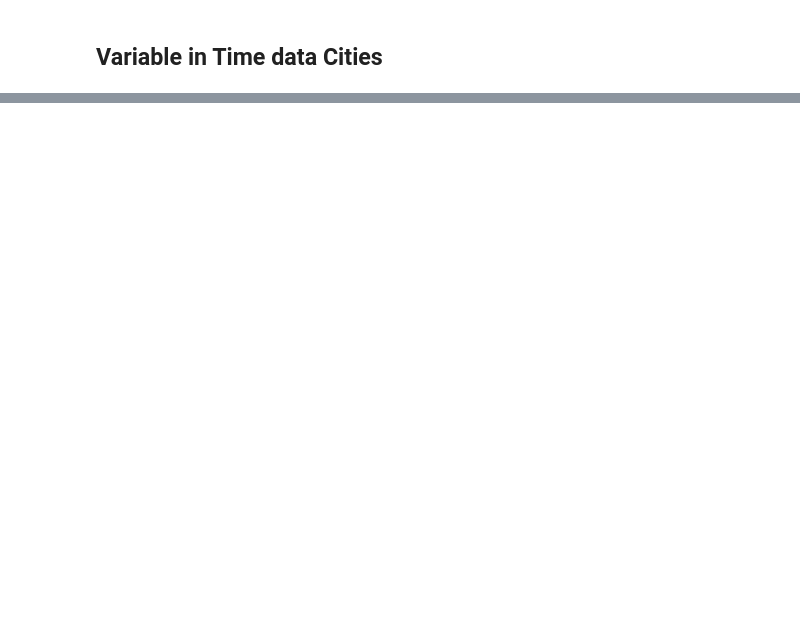
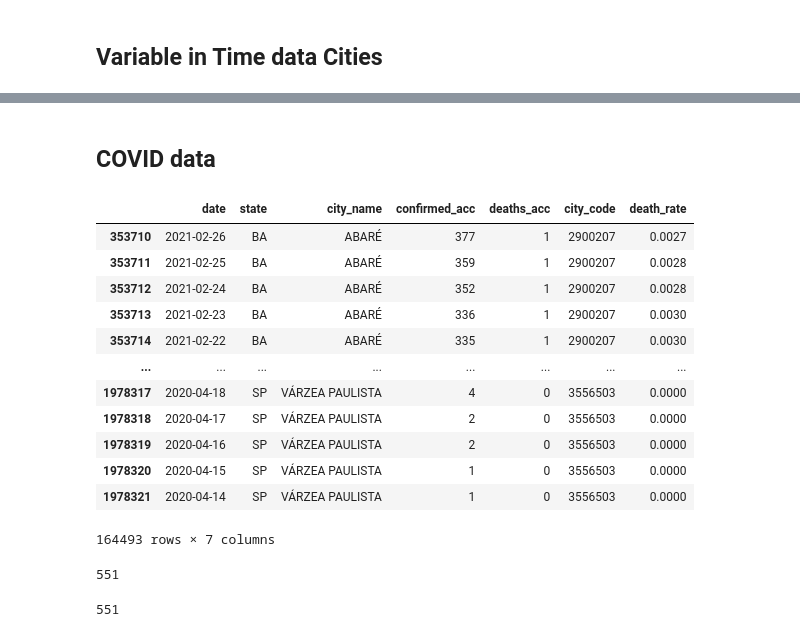
Before and after one commit to lucasagrizzi/MODS207, a Jupyter notebook: notebooks/proc_data_processing.ipynb, the cells around one changed output, grey strips where cells are left out. Drawn from its saved outputs; the diff is of its cells as text; code cells hidden in the pictures; blank space fills up the shorter version.

Commit message:
Finishing processing only miss create the datasets and make covid diff

```diff
--- a/notebooks/proc_data_processing.ipynb
+++ b/notebooks/proc_data_processing.ipynb
@@ -384,0 +255,37 @@ df_time_cities
+# %% [markdown]
+## COVID data
+# %%
+df_covid = pd.read_csv('../data/raw_data/COVID.csv.zip')
+df_covid = df_covid.drop(columns=['Unnamed: 0'])
+df_covid = df_covid.rename(columns={'city_ibge_code': 'city_code',
+                                   'city': 'city_name',
+                                   'confirmed': 'confirmed_acc',
+                                   'deaths': 'deaths_acc'})
+
+df_covid['city_name'] = df_covid['city_name'].str.upper()
+df_covid = df_covid[((df_covid['state']=='BA') | (df_covid['state']=='SP'))]
+
+# df_covid.sort_values(by='date', ascending=False)
+# df_covid[['confirmed_day', 'deaths_day']] = df_covid[['confirmed_acc', 'deaths_acc']].diff()
+
+
+df_covid = df_covid[~df_covid['city_code'].isna()]
+df_covid['date'] = pd.to_datetime(df_covid['date'])
+df_covid['city_code'] = df_covid['city_code'].astype(int)
+df_covid = df_covid[df_covid['date'].isin(list(dates))]
+df_covid = df_covid[df_covid['city_code'].isin(list(cities_num))]
+df_covid
+# %% [output]
+|  | date | state | city_name | confirmed_acc | deaths_acc | city_code | death_rate |
+| 353710 | 2021-02-26 | BA | ABARÉ | 377 | 1 | 2900207 | 0.0027 |
+| 353711 | 2021-02-25 | BA | ABARÉ | 359 | 1 | 2900207 | 0.0028 |
+| 353712 | 2021-02-24 | BA | ABARÉ | 352 | 1 | 2900207 | 0.0028 |
+| 353713 | 2021-02-23 | BA | ABARÉ | 336 | 1 | 2900207 | 0.0030 |
+| 353714 | 2021-02-22 | BA | ABARÉ | 335 | 1 | 2900207 | 0.0030 |
+| ... | ... | ... | ... | ... | ... | ... | ... |
+| 1978317 | 2020-04-18 | SP | VÁRZEA PAULISTA | 4 | 0 | 3556503 | 0.0000 |
+| 1978318 | 2020-04-17 | SP | VÁRZEA PAULISTA | 2 | 0 | 3556503 | 0.0000 |
+| 1978319 | 2020-04-16 | SP | VÁRZEA PAULISTA | 2 | 0 | 3556503 | 0.0000 |
+| 1978320 | 2020-04-15 | SP | VÁRZEA PAULISTA | 1 | 0 | 3556503 | 0.0000 |
+| 1978321 | 2020-04-14 | SP | VÁRZEA PAULISTA | 1 | 0 | 3556503 | 0.0000 |
+164493 rows × 7 columns
@@ -384,0 +294,8 @@ df_time_cities
+# %%
+len(df_covid['city_name'].unique())
+# %% [output]
+551
+# %%
+len(df_cities_final['city_name'].unique())
+# %% [output]
+551
```
Also changed, not shown: parts of 27 cells of this notebook, 1 other file.
